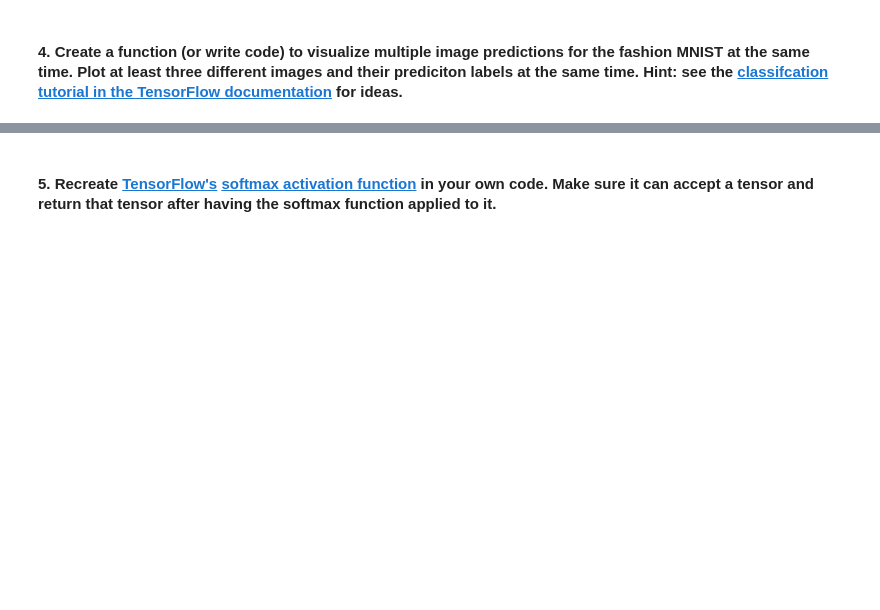
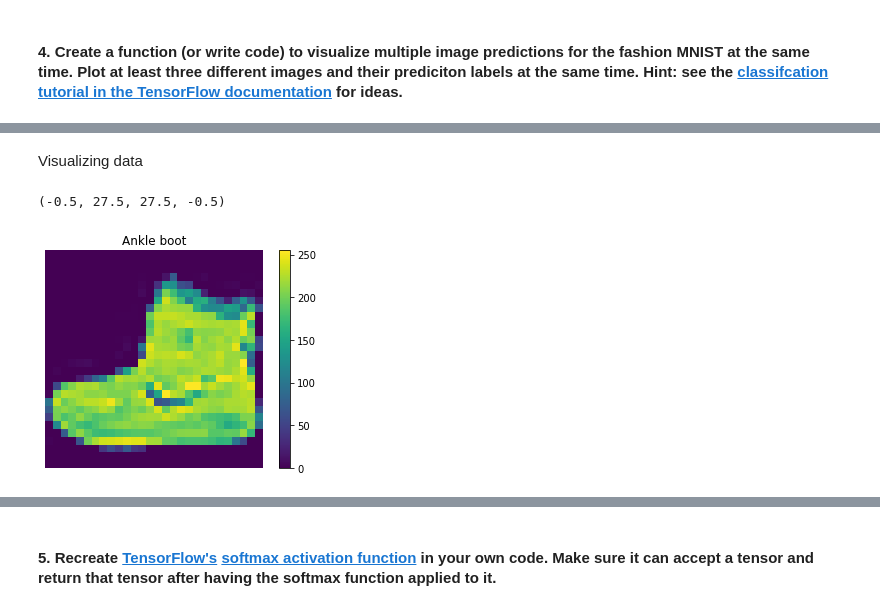
Before and after one commit to jacksonns/TensorFlow_Practice, a Jupyter notebook: 02_tf_classification.ipynb, the cells around one changed output, grey strips where cells are left out. Saved outputs shown, nothing was run; the diff lists cells and outputs as text; code cells hidden in the pictures; blank space fills up the shorter version.

```diff
--- a/02_tf_classification.ipynb
+++ b/02_tf_classification.ipynb
@@ -220,0 +329,10 @@ _________________________________________________________________
+# %% [markdown]
+  Visualizing data
+# %%
+plt.imshow(train_data[0])
+plt.colorbar()
+plt.title(label_names[train_labels[0]])
+plt.axis(False)
+# %% [output]
+(-0.5, 27.5, 27.5, -0.5)
+[figure, added]
```
Also changed, not shown: parts of 34 cells of this notebook.
